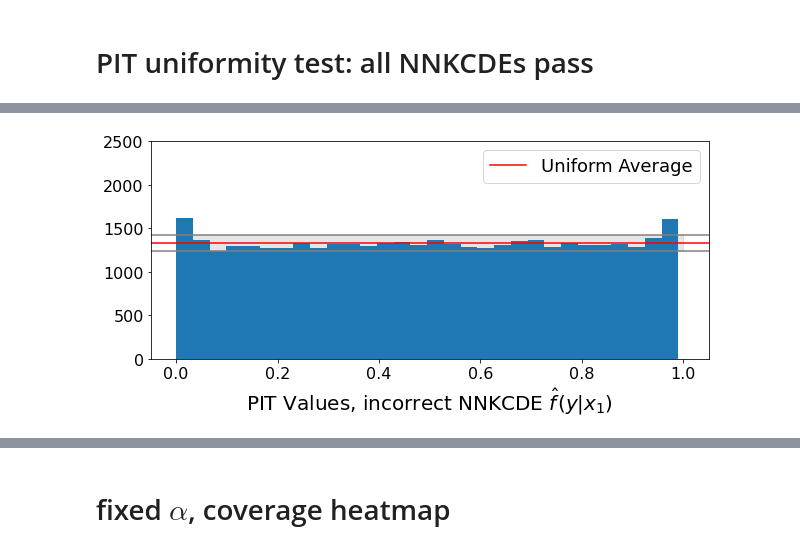
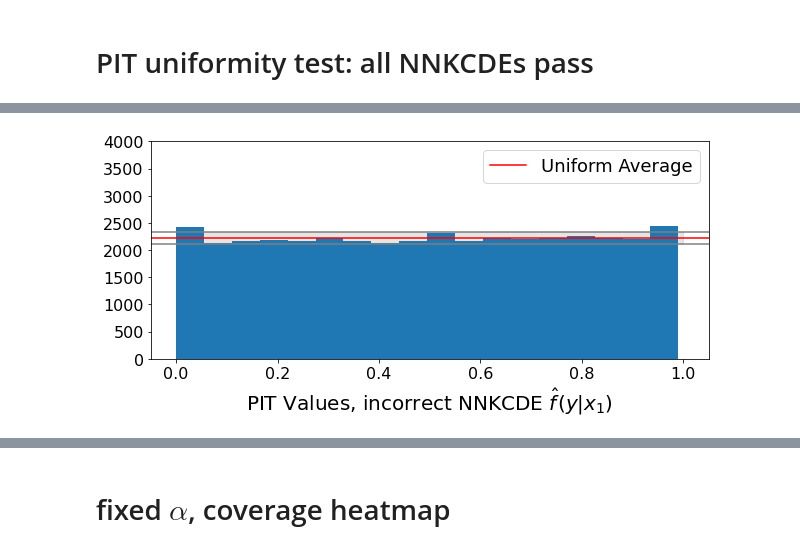
Before and after one commit to zhao-david/CDE-diagnostics, a Jupyter notebook: toy_example_1_v2.ipynb, the cells around one changed output, grey strips where cells are left out. Saved outputs shown, nothing was run; the diff lists cells and outputs as text; code cells hidden in the pictures.

```diff
--- a/toy_example_1_v2.ipynb
+++ b/toy_example_1_v2.ipynb
@@ -165,15 +108,14 @@ z_test = np.array(y_vals[cutoff_idx:])
 # %%
 k = 50
-model_x1 = nnkcde.NNKCDE(k=k)
-model_x1.fit(x_train=x1_train, z_train=z_train)
-model_x2 = nnkcde.NNKCDE(k=k)
-model_x2.fit(x_train=x2_train, z_train=z_train)
+bandwidth = 0.2
+model_X = nnkcde.NNKCDE(k=k)
+model_X.fit(x_train=X_train, z_train=Y_train)
 # %%
 n_grid = 101
-bandwidth = 0.5
-z_grid = np.linspace(-20, 35, n_grid)
+bandwidth = 0.2
+z_grid = np.linspace(-10, 10, n_grid)
 # %%
 %%time
 
-cde_test_x1 = model_x1.predict(x1_test, z_grid, bandwidth=bandwidth)
+cde_test_X = model_X.predict(X_test, z_grid, bandwidth=bandwidth)
 # %% [output]
@@ -237 +133,5 @@ pit_values_marg = cdf_coverage(np.tile(cde_test_marg, 40000).reshape(40000, 101)
+# %%
+pit_values = cdf_coverage(cde_test, z_grid, Y_test)
+pit_values_X = cdf_coverage(cde_test_X, z_grid, Y_test)
+pit_values_Z = cdf_coverage(cde_test_Z, z_grid, Y_test)
 # %%
@@ -242,5 +142,5 @@ fig_pit
 # %%
-fig_pit = plot_with_uniform_band(values=pit_values_x1, ci_level=0.99, x_label='PIT Values, incorrect NNKCDE $\hat f(y|x_1)$', n_bins=30, ylim=[0, 2500])
+fig_pit = plot_with_uniform_band(values=pit_values_X, ci_level=0.99, x_label='PIT Values, incorrect NNKCDE $\hat f(y|x_1)$', n_bins=18, ylim=[0, 4000])
 fig_pit
 # %% [output]
-[figure, old version]
+[figure, new version]
```
Also changed, not shown: parts of 77 cells of this notebook.
